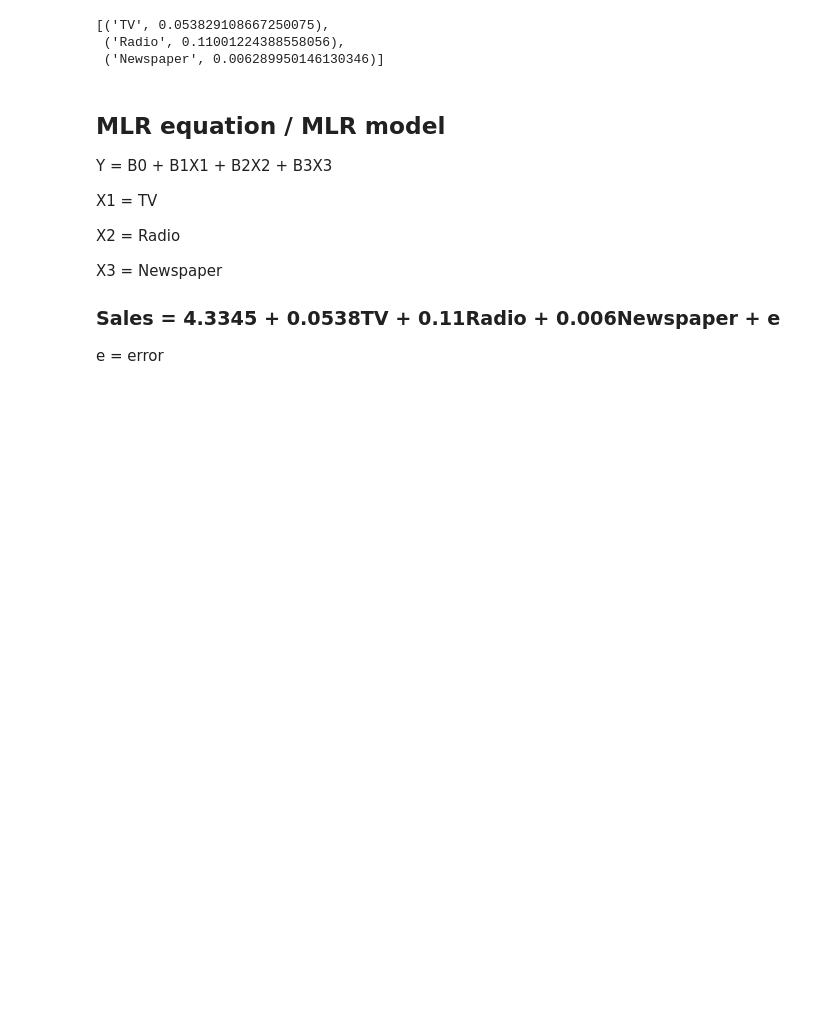
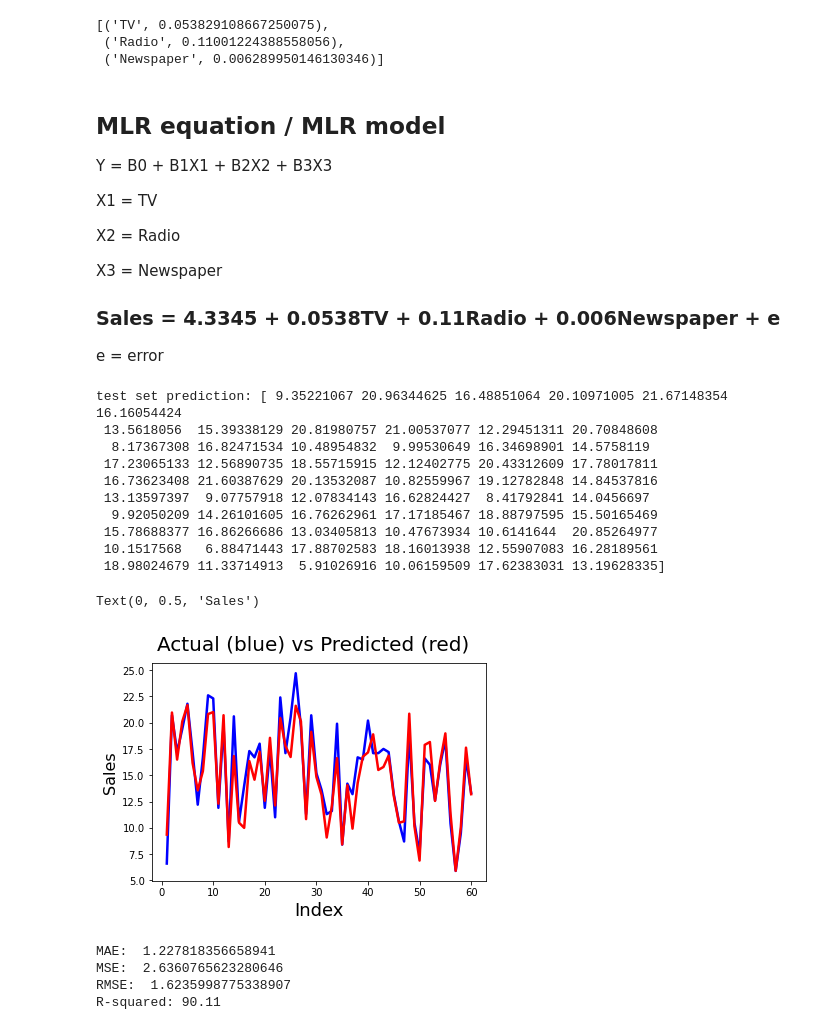
Before and after one commit to rosatiara/probstat2, a Jupyter notebook: multiple-linear-regression/mlr.ipynb, the cells around one changed output. Cells and saved outputs as stored; diff of their text form; code cells hidden in the pictures; blank space fills up the shorter version.

```diff
--- a/multiple-linear-regression/mlr.ipynb
+++ b/multiple-linear-regression/mlr.ipynb
@@ -70,3 +70,48 @@ X3 = Newspaper
 ### Sales = 4.3345 + 0.0538TV + 0.11Radio + 0.006Newspaper + e
 
 e = error
+# %%
+# check how accurate the model is
+y_pred_mlr = mlr.predict(x_test)
+print("test set prediction: {}".format(y_pred_mlr))
+
+# actual vs predicted
+c = [i for i in range(1, 61, 1)]
+fig = plt.figure()
+plt.plot(c, y_test, color = "blue", linewidth = 2.5, linestyle = "-")
+plt.plot(c, y_pred_mlr, color = "red", linewidth = 2.5, linestyle = "-")
+fig.suptitle("Actual (blue) vs Predicted (red)", fontsize = 20)
+plt.xlabel("Index", fontsize = 18)
+plt.ylabel("Sales", fontsize = 16)
+# %% [output]
+test set prediction: [ 9.35221067 20.96344625 16.48851064 20.10971005 21.67148354 16.16054424
+ 13.5618056  15.39338129 20.81980757 21.00537077 12.29451311 20.70848608
+  8.17367308 16.82471534 10.48954832  9.99530649 16.34698901 14.5758119
+ 17.23065133 12.56890735 18.55715915 12.12402775 20.43312609 17.78017811
+ 16.73623408 21.60387629 20.13532087 10.82559967 19.12782848 14.84537816
+ 13.13597397  9.07757918 12.07834143 16.62824427  8.41792841 14.0456697
+  9.92050209 14.26101605 16.76262961 17.17185467 18.88797595 15.50165469
+ 15.78688377 16.86266686 13.03405813 10.47673934 10.6141644  20.85264977
+ 10.1517568   6.88471443 17.88702583 18.16013938 12.55907083 16.28189561
+ 18.98024679 11.33714913  5.91026916 10.06159509 17.62383031 13.19628335]
+Text(0, 0.5, 'Sales')
+[figure, added]
+# %%
+# Model evaluation
+
+from sklearn import metrics
+
+# mean absolute error (MAE), mean squared error (MSE), root mean squared error (RMSE)
+print("MAE: ", metrics.mean_absolute_error(y_test, y_pred_mlr))
+print("MSE: ", metrics.mean_squared_error(y_test, y_pred_mlr))
+print("RMSE: ", np.sqrt(metrics.mean_squared_error(y_test, y_pred_mlr)))
+
+# R-squared
+print("R-squared: {:.2f}".format(mlr.score(x,y)*100))
+# R squared (coefficient of determination) tells us how many points fall ON the regression line
+# 90.11 means that the 90.11% of the data FIT the regression line model.
+# %% [output]
+MAE:  1.227818356658941
+MSE:  2.6360765623280646
+RMSE:  1.6235998775338907
+R-squared: 90.11
```
